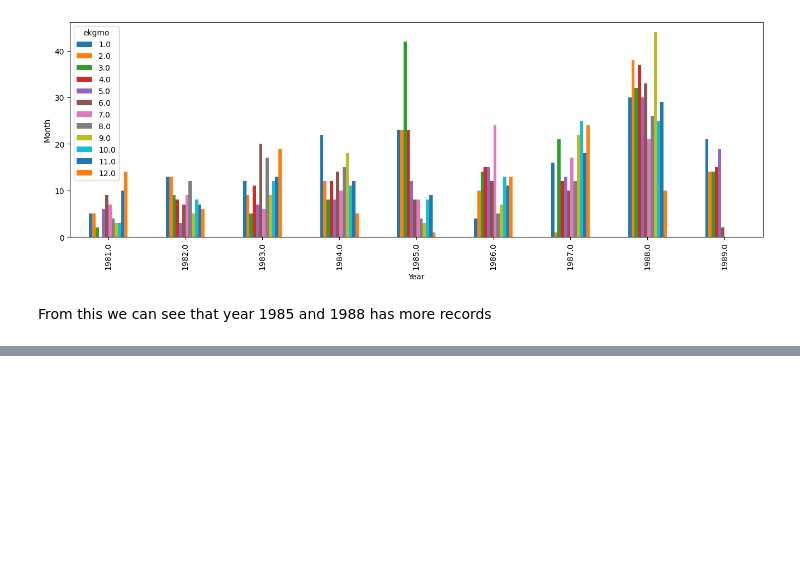
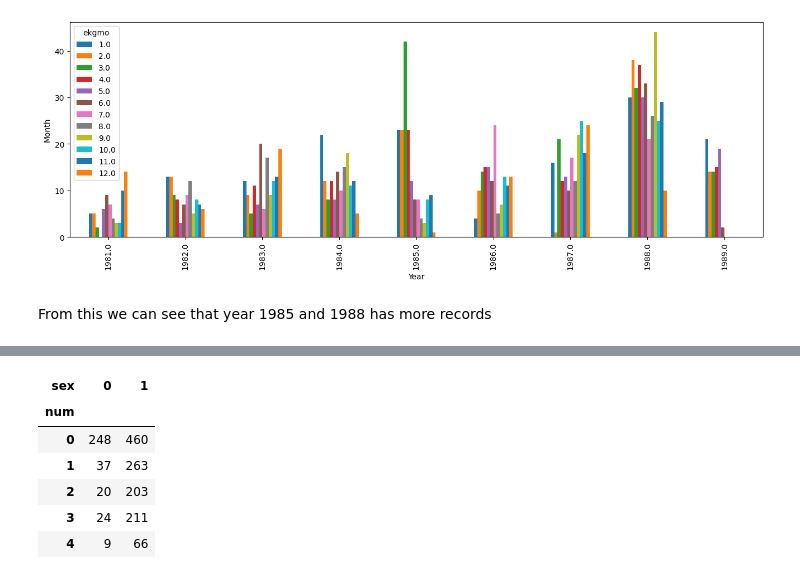
Before and after one commit to Abhi-pacific/heart-disease-prediction-project, a Jupyter notebook: Heart_disease_prediction.ipynb, the cells around one changed output, grey strips where cells are left out. Saved outputs shown, nothing was run; the diff lists cells and outputs as text; code cells hidden in the pictures; blank space fills up the shorter version.

```diff
--- a/Heart_disease_prediction.ipynb
+++ b/Heart_disease_prediction.ipynb
@@ -311,0 +325,12 @@ From this we can see that year 1985 and 1988 has more records
+# %%
+# Lets check for the heart disease as per the gender
+
+pd.crosstab(df_full.num,df_full.sex)
+# %% [output]
+| sex | 0 | 1 |
+| num |  |  |
+| 0 | 248 | 460 |
+| 1 | 37 | 263 |
+| 2 | 20 | 203 |
+| 3 | 24 | 211 |
+| 4 | 9 | 66 |
```
Also changed, not shown: parts of 3 cells of this notebook.
